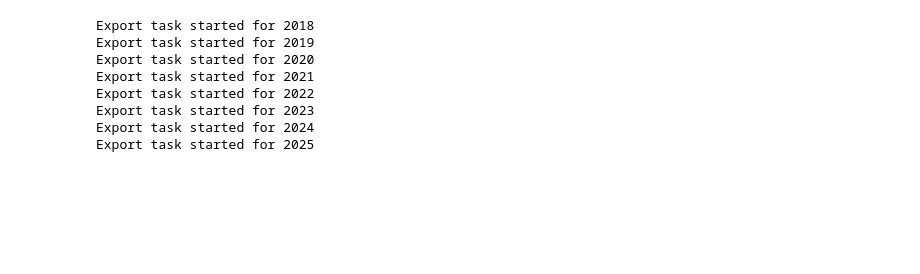
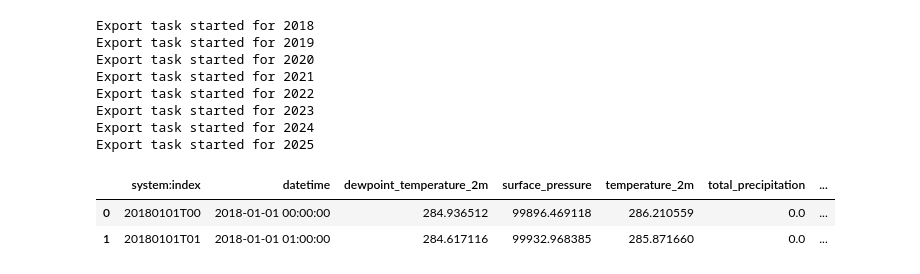
Before and after one commit to ashwin-v4/Air-Pollution, a Jupyter notebook: dataset.ipynb, the cells around one changed output. Cells and saved outputs as stored; diff of their text form; code cells hidden in the pictures; blank space fills up the shorter version.

```diff
--- a/dataset.ipynb
+++ b/dataset.ipynb
@@ -311,3 +348,20 @@ Export task started for 2022
 Export task started for 2023
 Export task started for 2024
 Export task started for 2025
+# %%
+met_2018 = pd.read_csv("data/Meteorological Data/ERA5_Asansol_2018.csv")
+met_2019 = pd.read_csv("data/Meteorological Data/ERA5_Asansol_2019.csv")
+met_2020 = pd.read_csv("data/Meteorological Data/ERA5_Asansol_2020.csv")
+met_2021 = pd.read_csv("data/Meteorological Data/ERA5_Asansol_2021.csv")
+met_2022 = pd.read_csv("data/Meteorological Data/ERA5_Asansol_2022.csv")
+met_2023 = pd.read_csv("data/Meteorological Data/ERA5_Asansol_2023.csv")
+met_2024 = pd.read_csv("data/Meteorological Data/ERA5_Asansol_2024.csv")
+met_2025 = pd.read_csv("data/Meteorological Data/ERA5_Asansol_2025.csv")
+
+met_df = pd.concat([met_2018, met_2019, met_2020, met_2021, met_2022, met_2023, met_2024, met_2025], ignore_index=True)
+# %%
+met_df.head(2)
+# %% [output]
+|  | system:index | datetime | dewpoint_temperature_2m | surface_pressure | temperature_2m | total_precipitation | ... |
+| 0 | 20180101T00 | 2018-01-01 00:00:00 | 284.936512 | 99896.469118 | 286.210559 | 0.0 | ... |
+| 1 | 20180101T01 | 2018-01-01 01:00:00 | 284.617116 | 99932.968385 | 285.871660 | 0.0 | ... |
```
Also changed, not shown: parts of 20 cells of this notebook, 5 other files.
